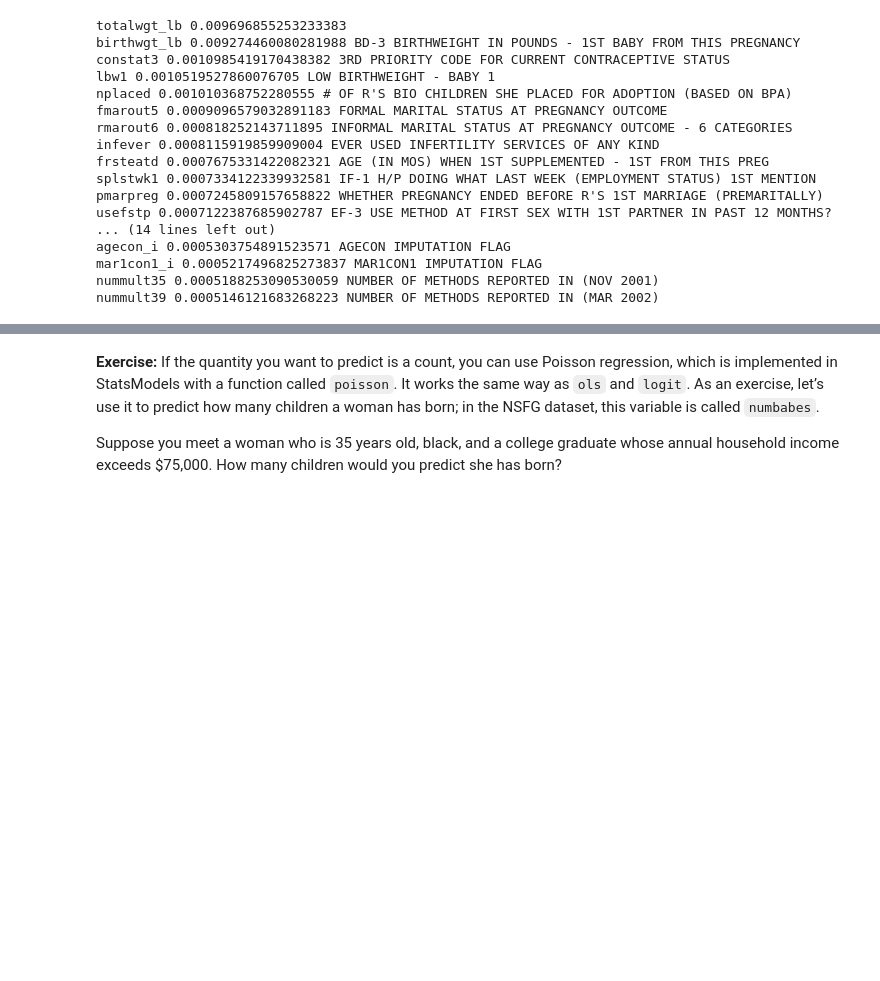
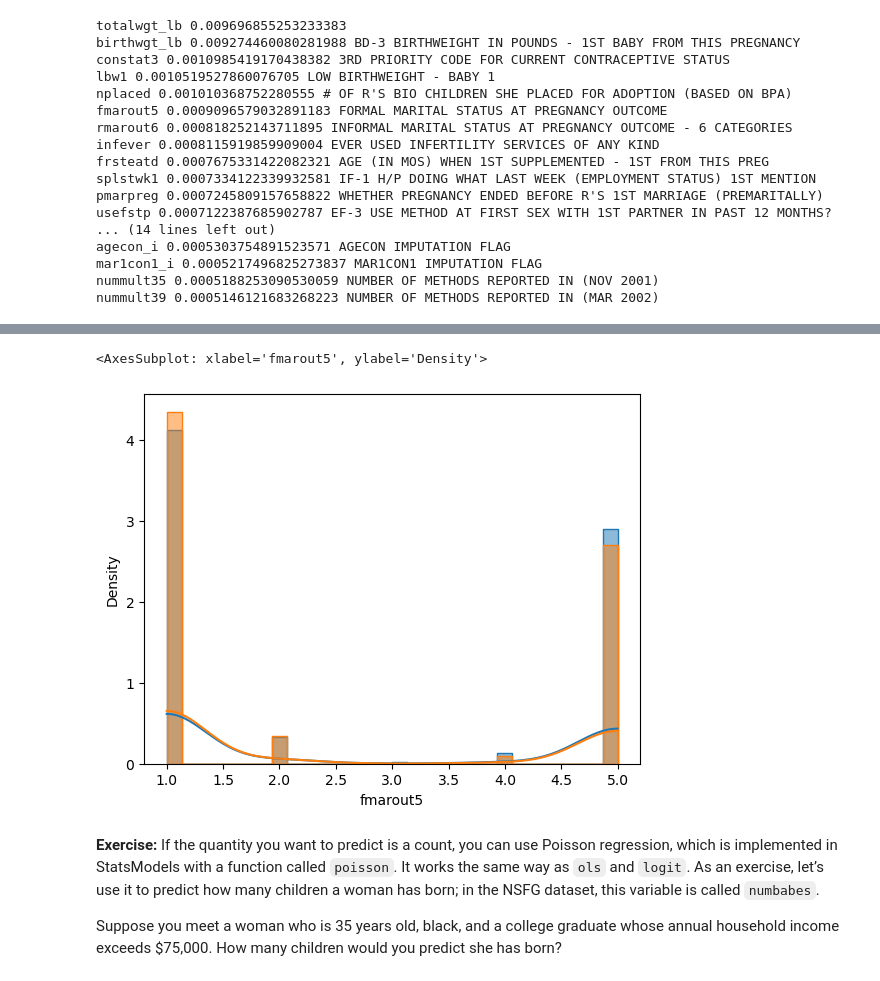
Before and after one commit to Tech-Jan/thinkstats, a Jupyter notebook: solutions/chap11soln.ipynb, the cells around one changed output, grey strips where cells are left out. Drawn from its saved outputs; the diff is of its cells as text; code cells hidden in the pictures; blank space fills up the shorter version.

```diff
--- a/solutions/chap11soln.ipynb
+++ b/solutions/chap11soln.ipynb
@@ -999,6 +988,12 @@ Logit Regression Results
 | fmarout5 == 5[T.True] | 0.1582 | 0.049 | 3.217 | 0.001 | 0.062 | 0.255 |
 | infever == 1[T.True] | 0.2194 | 0.065 | 3.374 | 0.001 | 0.092 | 0.347 |
 | agepreg | 0.0050 | 0.004 | 1.172 | 0.241 | -0.003 | 0.013 |
+# %%
+sns.histplot(data=join, x= join["fmarout5"][join["babysex"]==1], element="step", palette=sns.color_palette("pastel"), bins =30, kde=True, stat = "density", discrete = False )
+sns.histplot(data=join, x= join["fmarout5"][join["babysex"]==2], element="step", palette=sns.color_palette("pastel"), bins =30, kde=True, stat = "density", discrete = False )
+# %% [output]
+<AxesSubplot: xlabel='fmarout5', ylabel='Density'>
+[figure, added]
 # %% [markdown]
 **Exercise:** If the quantity you want to predict is a count, you can use Poisson regression, which is implemented in StatsModels with a function called `poisson`. It works the same way as `ols` and `logit`. As an exercise, let’s use it to predict how many children a woman has born; in the NSFG dataset, this variable is called `numbabes`.
 
```
Also changed, not shown: parts of 15 cells of this notebook.
